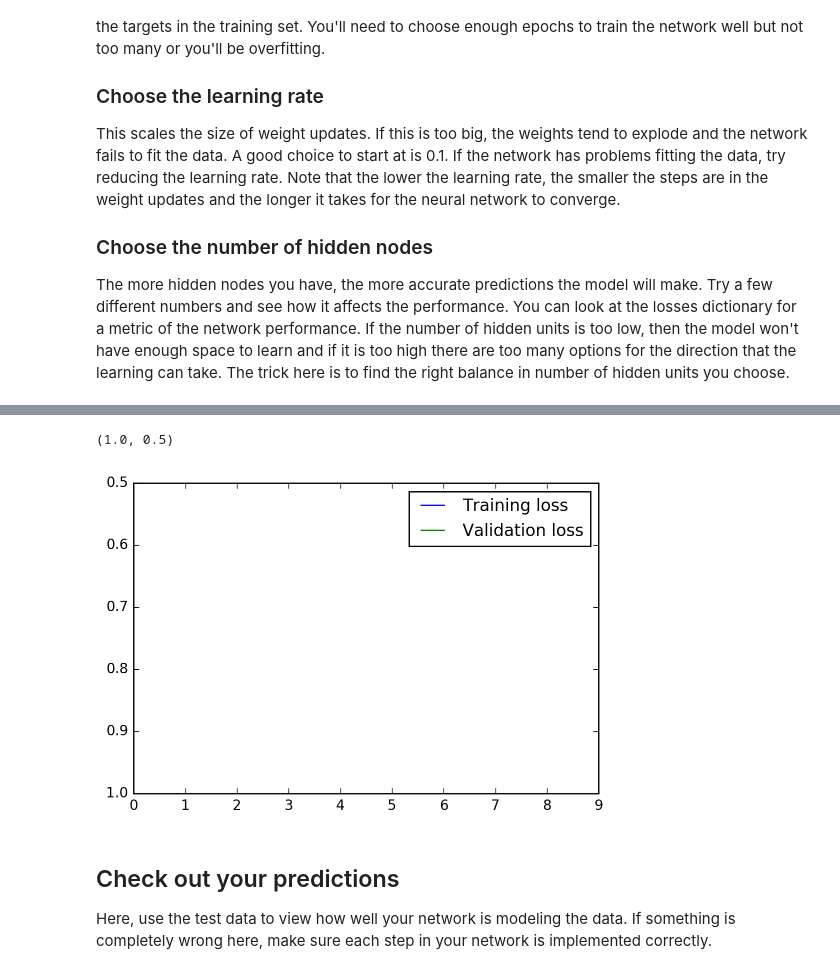
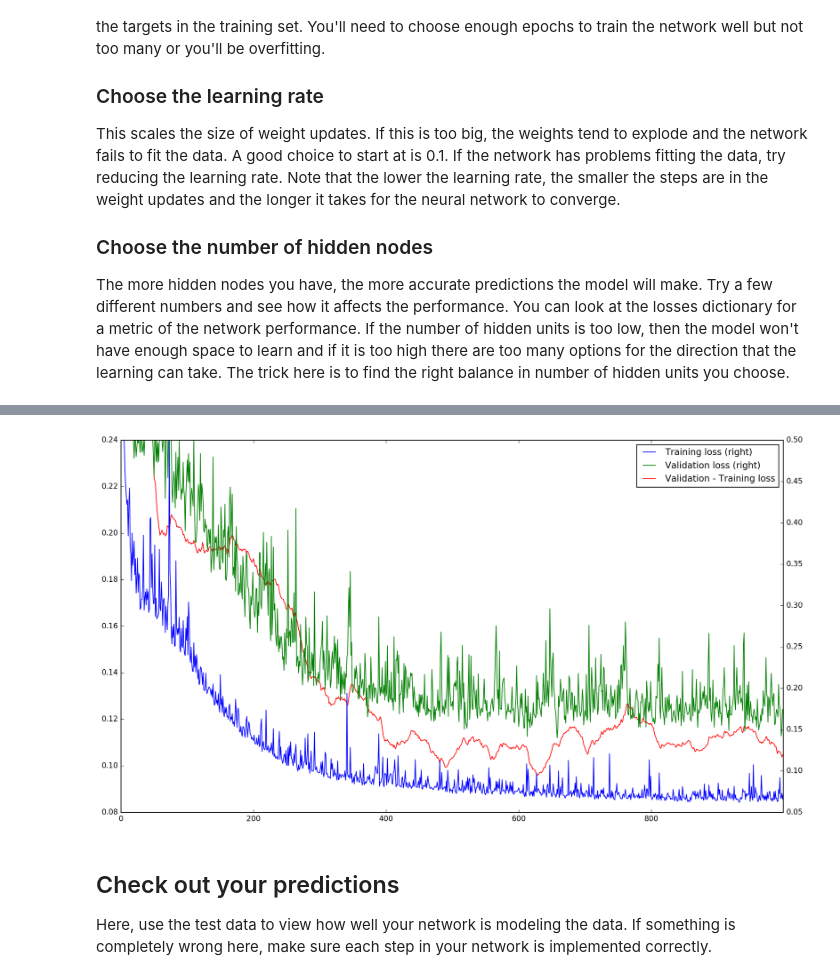
Before and after one commit to csiz/deep, a Jupyter notebook: Project1/project1.ipynb, the cells around one changed output, grey strips where cells are left out. Saved outputs shown, nothing was run; the diff lists cells and outputs as text; code cells hidden in the pictures.

```diff
--- a/Project1/project1.ipynb
+++ b/Project1/project1.ipynb
@@ -141,11 +141,11 @@ class NeuralNetwork(object):
         #### Implement the forward pass here ####
         ### Forward pass ###
         # TODO: Hidden layer
-        hidden_inputs = np.dot(inputs, self.weights_input_to_hidden.T) # signals into hidden layer
+        hidden_inputs = np.einsum("i,ji->j", inputs, self.weights_input_to_hidden) # signals into hidden layer
         hidden_outputs = self.activation_function(hidden_inputs) # signals from hidden layer
 
         # TODO: Output layer
-        final_inputs = np.dot(hidden_outputs, self.weights_hidden_to_output.T) # signals into final output layer
+        final_inputs = np.einsum("i,ji->j", hidden_outputs, self.weights_hidden_to_output) # signals into final output layer
         # ... see `run`
         final_outputs = final_inputs # self.activation_function(final_inputs) # signals from final output layer
 
@@ -156,7 +156,7 @@ class NeuralNetwork(object):
         output_errors = targets - final_outputs # Output layer error is the difference between desired target and actual output.
 
         # TODO: Backpropagated error
-        hidden_errors = np.dot(output_errors * (1.0), self.weights_hidden_to_output) # errors propagated to the hidden layer
+        hidden_errors = np.einsum("i,ij->j", output_errors * (1.0), self.weights_hidden_to_output) # errors propagated to the hidden layer
 
         sigmoid_prime = hidden_outputs * (1.0 - hidden_outputs)
         hidden_grad = np.einsum("i,j->ij", hidden_errors * sigmoid_prime, inputs) # hidden layer gradients
@@ -169,18 +169,21 @@ class NeuralNetwork(object):
 
     def run(self, inputs_list):
         # Run a forward pass through the network
-        inputs = np.array(inputs_list)
+        inputs = np.array(inputs_list).T
 
         #### Implement the forward pass here ####
         # TODO: Hidden layer
-        hidden_inputs = np.einsum("...i,ji->...j", inputs, self.weights_input_to_hidden) # signals into hidden layer
+        hidden_inputs = np.einsum("i...,ji->j...", inputs, self.weights_input_to_hidden) # signals into hidden layer
         hidden_outputs = self.activation_function(hidden_inputs) # signals from hidden layer
 
         # TODO: Output layer
-        final_inputs = np.einsum("...i,ji->...j", hidden_outputs, self.weights_hidden_to_output) # signals into final output layer
+        final_inputs = np.einsum("i...,ji->j...", hidden_outputs, self.weights_hidden_to_output) # signals into final output layer
 
         ###############################
-        # Gah, your unit test is broken
+        # Why are we not doing an activation function over the outputs?
+        #
+        # ALl the lessons show the the output also passing through the activation function, and
+        # having both these variables defined was really confusing.
         ###############################
 
         final_outputs = final_inputs # self.activation_function(final_inputs) # signals from final output layer
@@ -236,11 +248,12 @@ Progress: 90.0% ... Training loss: 1.798 ... Validation loss: 1.870
-# %%
-plt.plot(losses['train'], label='Training loss')
-plt.plot(losses['validation'], label='Validation loss')
-plt.legend()
-plt.ylim(ymax=0.5)
-# %% [output]
-(1.0, 0.5)
-[figure, removed]
+# %%
+pd_losses = pd.DataFrame.from_dict(losses)
+pd_losses = pd_losses.rename(columns={"train": "Training loss", "validation": "Validation loss"})
+pd_losses["Validation - Training loss"] = (pd_losses["Validation loss"] - pd_losses["Training loss"]).rolling(50).mean()
+# Convenient to have the ticks at the end of training.
+pd_losses.clip(upper=0.5).plot(secondary_y=["Validation loss", "Training loss"], figsize=(16, 9))
+plt.show()
+# %% [output]
+[figure, added]
 # %% [markdown]
 ## Check out your predictions
 
```
Also changed, not shown: parts of 4 cells of this notebook, 1 other file.
